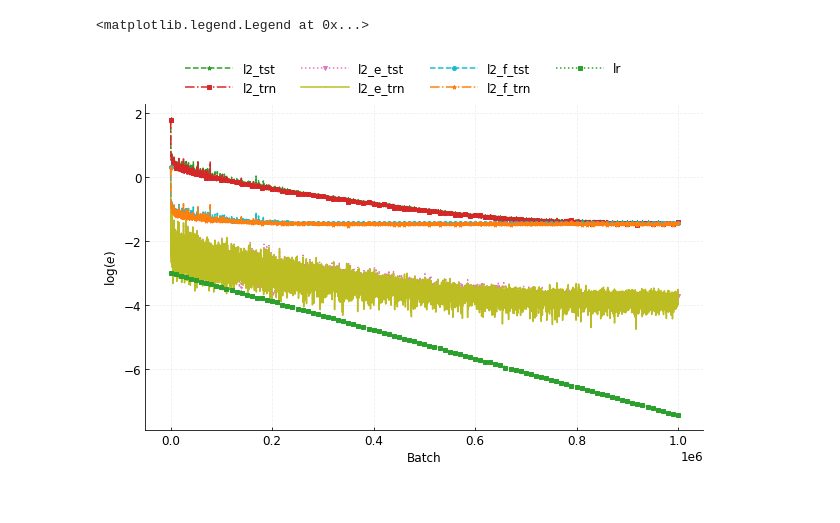
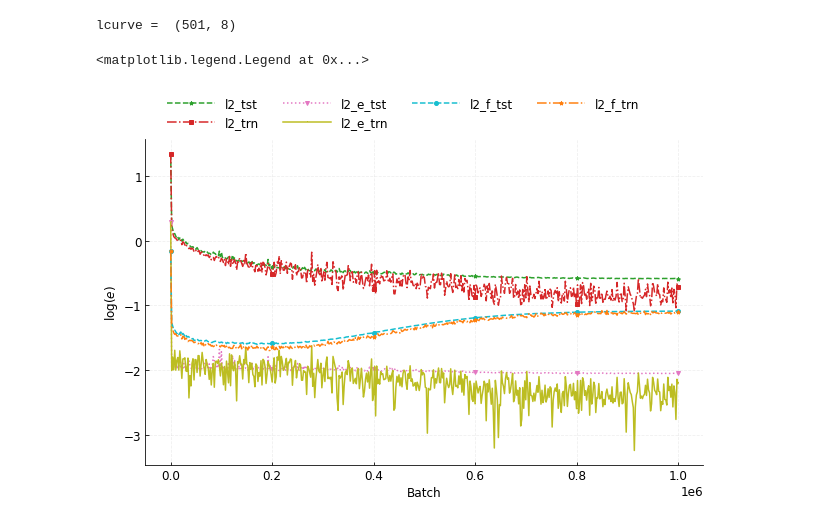
Before and after one commit to cc-ats/machine_learning_example, a Jupyter notebook: script/plot.ipynb, the cells around one changed output. Cells and saved outputs as stored; diff of their text form; code cells hidden in the pictures.

```diff
--- a/script/plot.ipynb
+++ b/script/plot.ipynb
@@ -10,7 +10,7 @@ def get_ele(ls, idx):
     n = len(ls)
     return ls[idx%n]
 
-def get_random_marker(i, marker_size=4, markevery=100):
+def get_random_marker(i, marker_size=1, markevery=1000000):
     linestyle_list = ['solid', 'dashed', 'dashdot', 'dotted']
     marker_list    = ["o", "*", "s", "v", ","]
     color_list     = ["C1", "C2", "C3", "C6", "C8", "C9"]
@@ -19,10 +19,10 @@ def get_random_marker(i, marker_size=4, markevery=100):
                 color=get_ele(color_list, i),
                 markersize=marker_size,markevery=markevery)
 
-energy_test = loadtxt("../train2/test.out.e.out")
-lcurve      = loadtxt("../train2/lcurve.out")
+energy_test = loadtxt("../../work/machine_learning_example_1/test/test.e.out")
+lcurve      = loadtxt("../../work/machine_learning_example_1/train/lcurve.out")[0::20,:]
 ibatch      = lcurve[:,0]
-
+print("lcurve = ", lcurve.shape)
 params = {
         "font.size": 12,
         "axes.titlesize":12,
@@ -33,43 +33,44 @@ params = {
         "figure.subplot.wspace":0.2,
         "figure.subplot.hspace":0.4,
         "axes.spines.right":False,
         "axes.spines.top":False,
         "xtick.direction":'in',
         "ytick.direction":'in'
 }
 
 mpl.rcParams.update(params)
 
 style_dict = {
-    'l2_tst':get_random_marker(1),
-    'l2_trn':get_random_marker(2),
-    'l2_e_tst':get_random_marker(3),
-    'l2_e_trn':get_random_marker(4),
-    'l2_f_tst':get_random_marker(5),
-    'l2_f_trn':get_random_marker(6),
-    'lr':get_random_marker(7)
+    'l2_tst':get_random_marker(1, marker_size=4, markevery=100),
+    'l2_trn':get_random_marker(2, marker_size=4, markevery=100),
+    'l2_e_tst':get_random_marker(3, marker_size=4, markevery=100),
+    'l2_e_trn':get_random_marker(4, marker_size=4, markevery=100),
+    'l2_f_tst':get_random_marker(5, marker_size=4, markevery=100),
+    'l2_f_trn':get_random_marker(6, marker_size=4, markevery=100),
+    'lr':get_random_marker(7, marker_size=4, markevery=100)
 }
 
 fig, ax = plt.subplots(figsize=(10,6))
 ax.plot(ibatch, log10(lcurve[:,1]), **style_dict['l2_tst'])
 ax.plot(ibatch, log10(lcurve[:,2]), **style_dict['l2_trn'])
 ax.plot(ibatch, log10(lcurve[:,3]), **style_dict['l2_e_tst'])
 ax.plot(ibatch, log10(lcurve[:,4]), **style_dict['l2_e_trn'])
 ax.plot(ibatch, log10(lcurve[:,5]), **style_dict['l2_f_tst'])
 ax.plot(ibatch, log10(lcurve[:,6]), **style_dict['l2_f_trn'])
-ax.plot(ibatch, log10(lcurve[:,7]), **style_dict['lr'])
+# ax.plot(ibatch, log10(lcurve[:,7]), **style_dict['lr'])
 
 props = {
       'xlabel': 'Batch',
       'ylabel': r'log$(e)$'}
 ax.set(**props)
 
 ax.grid(linestyle="--", alpha=0.2)
 
 fig.legend(('l2_tst','l2_trn','l2_e_tst','l2_e_trn','l2_f_tst','l2_f_trn','lr'),frameon=False, loc='upper center',ncol=4,handlelength=4)
 # %% [output]
-<matplotlib.legend.Legend at 0x...>
+lcurve =  (501, 8)
+<matplotlib.legend.Legend at 0x...>
-[figure, old version]
+[figure, new version]
 # %%
 fig, axs = plt.subplots(1, 1,figsize=(10,6))
 data1 = energy_test[:,0]-numpy.average(energy_test[:,0])
```
Also changed, not shown: parts of 9 cells of this notebook, 1 other file.
